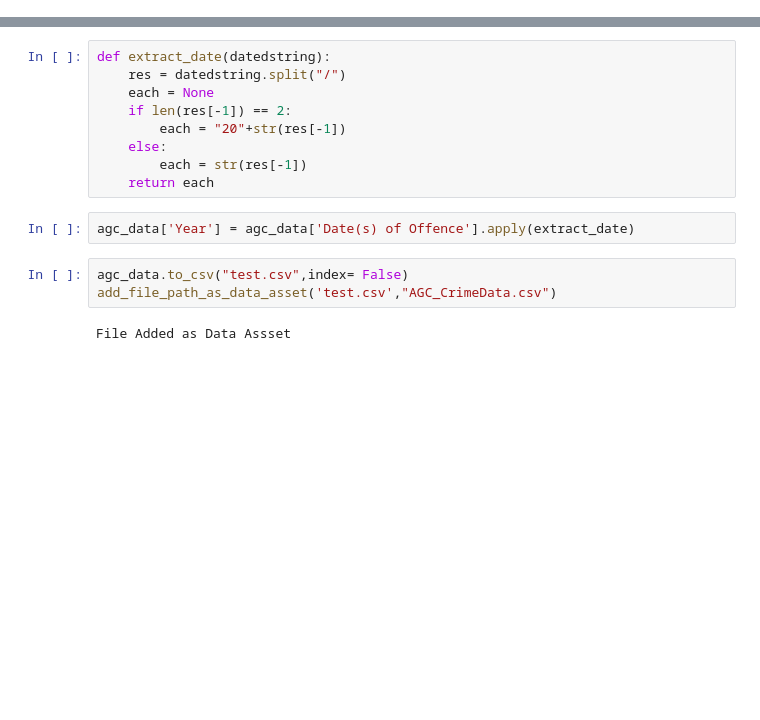
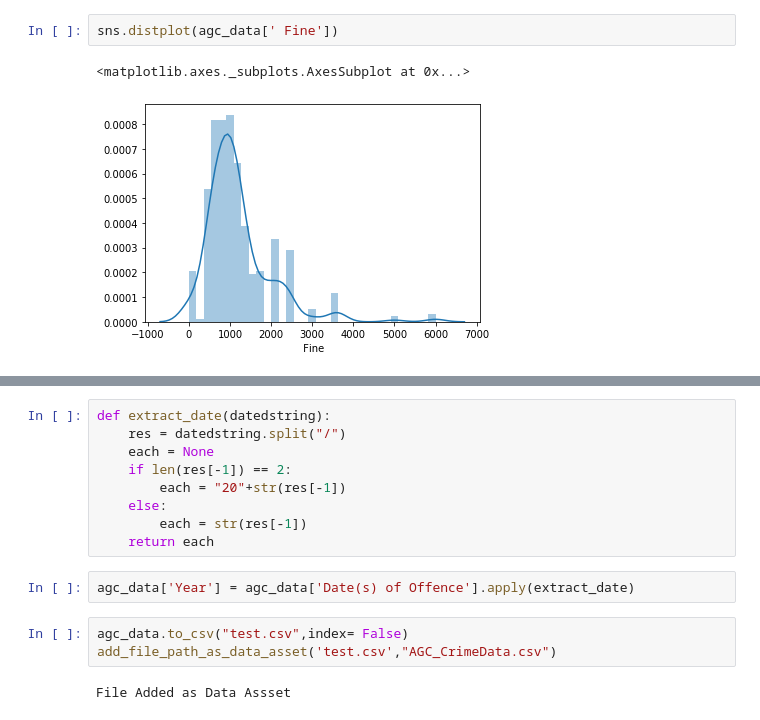
Before and after one commit to knijesh/Sentence-Prediction, a Jupyter notebook: assets/notebook/sentence_prediction_algo_CzKY8ZQI5.ipynb, the cells around one changed output, grey strips where cells are left out. Saved outputs shown, nothing was run; the diff lists cells and outputs as text; blank space fills up the shorter version.

```diff
--- a/assets/notebook/sentence_prediction_algo_CzKY8ZQI5.ipynb
+++ b/assets/notebook/sentence_prediction_algo_CzKY8ZQI5.ipynb
@@ -11,0 +29,5 @@ agc_data.head()
+# %%
+sns.distplot(agc_data[' Fine'])
+# %% [output]
+<matplotlib.axes._subplots.AxesSubplot at 0x...>
+[figure, added]
```
Also changed, not shown: parts of 4 cells of this notebook, 6 other files.
